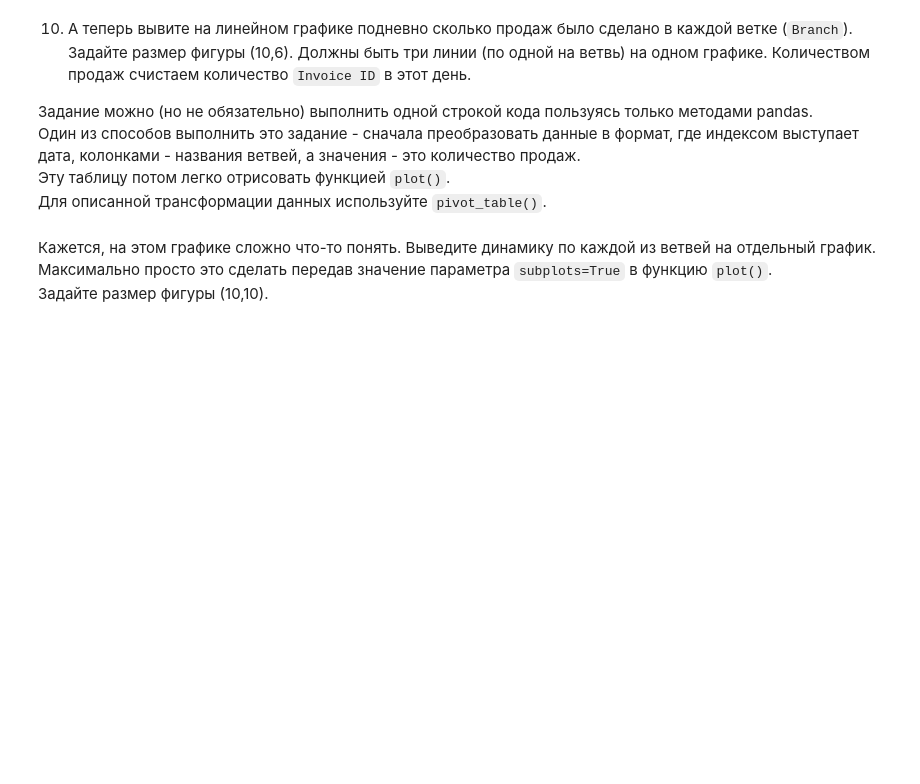
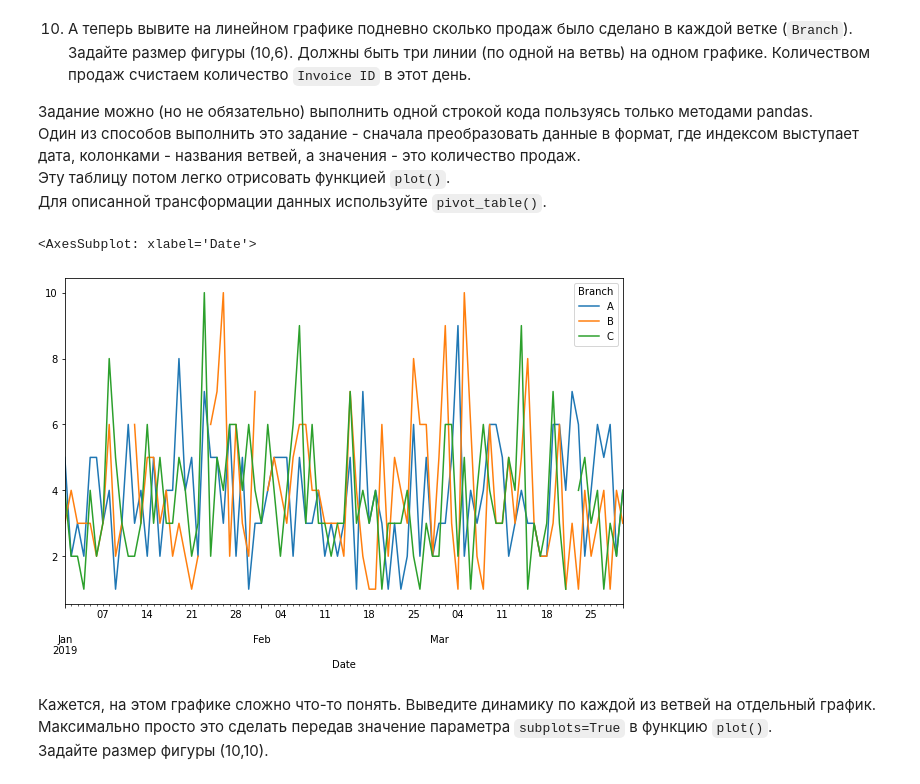
Before and after one commit to Delfori/Data_Analisys, a Jupyter notebook: rb_python_for_science/Lessons_3_4/HW2. Pandas. Basic visualizations.ipynb, the cells around one changed output. Cells and saved outputs as stored; diff of their text form; code cells hidden in the pictures; blank space fills up the shorter version.

```diff
--- a/rb_python_for_science/Lessons_3_4/HW2. Pandas. Basic visualizations.ipynb
+++ b/rb_python_for_science/Lessons_3_4/HW2. Pandas. Basic visualizations.ipynb
@@ -52,7 +128,15 @@ df['Date'] = None # ваш код тут
 Эту таблицу потом легко отрисовать функцией `plot()`.
 Для описанной трансформации данных используйте `pivot_table()`.
 # %%
-# ваш код тут
+pd.pivot_table(
+    df,
+    values='Invoice ID',
+    aggfunc='count',
+    columns='Branch',
+    index='Date').plot(figsize=(10, 6))
+# %% [output]
+<AxesSubplot: xlabel='Date'>
+[figure, added]
 # %% [markdown]
 Кажется, на этом графике сложно что-то понять.
 Выведите динамику по каждой из ветвей на отдельный график.
```
Also changed, not shown: parts of 17 cells of this notebook, 2 other files.
